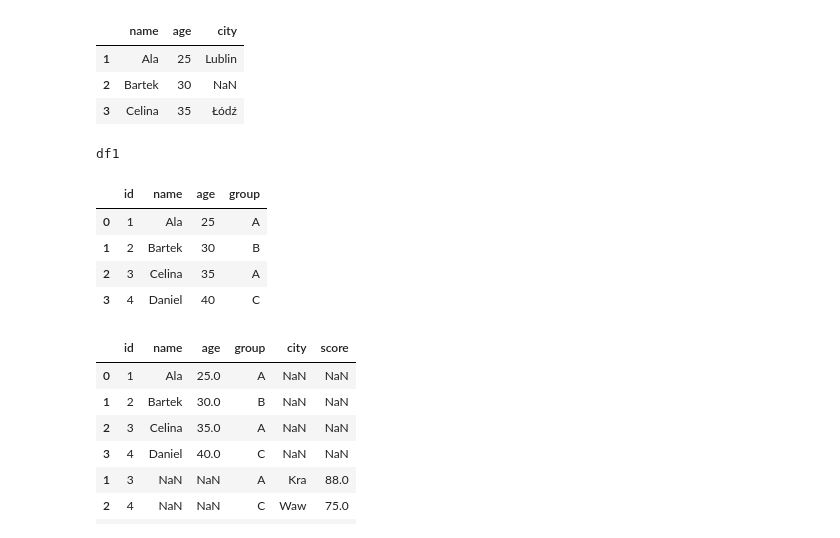
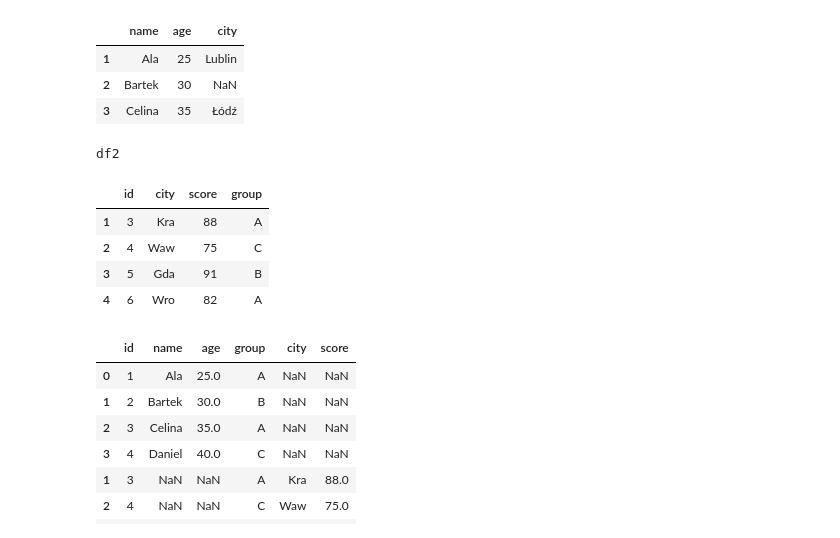
Before and after one commit to getpeped/WorkBook, a Jupyter notebook: merge.ipynb, the cells around one changed output. Cells and saved outputs as stored; diff of their text form; code cells hidden in the pictures.

```diff
--- a/merge.ipynb
+++ b/merge.ipynb
@@ -157,34 +157,32 @@ df1.join(df3.set_index('name'), on='name')
 # %%
 import pandas as pd
 
 # DF1: informacje o osobach
 df1 = pd.DataFrame({
     'id': [1, 2, 3, 4],
     'name': ['Ala', 'Bartek', 'Celina', 'Daniel'],
     'age': [25, 30, 35, 40],
     'group': ['A', 'B', 'A', 'C']
 })
 
 # DF2: informacje uzupełniające (np. miasto, wynik)
 df2 = pd.DataFrame({
     'id': [3, 4, 5, 6],
     'city': ['Kra', 'Waw', 'Gda', 'Wro'],
     'score': [88, 75, 91, 82],
     'group': ['A', 'C', 'B', 'A']
 }, index=[1,2,3,4])
 
-print('df1\n')
-df1
 
-# print('df2\n')
-# df2
+print('df2\n')
+df2
 # %% [output]
-df1
+df2
-|  | id | name | age | group |
-| 0 | 1 | Ala | 25 | A |
-| 1 | 2 | Bartek | 30 | B |
-| 2 | 3 | Celina | 35 | A |
-| 3 | 4 | Daniel | 40 | C |
+|  | id | city | score | group |
+| 1 | 3 | Kra | 88 | A |
+| 2 | 4 | Waw | 75 | C |
+| 3 | 5 | Gda | 91 | B |
+| 4 | 6 | Wro | 82 | A |
 # %%
 pd.concat([df1, df2])
 # %% [output]
```
